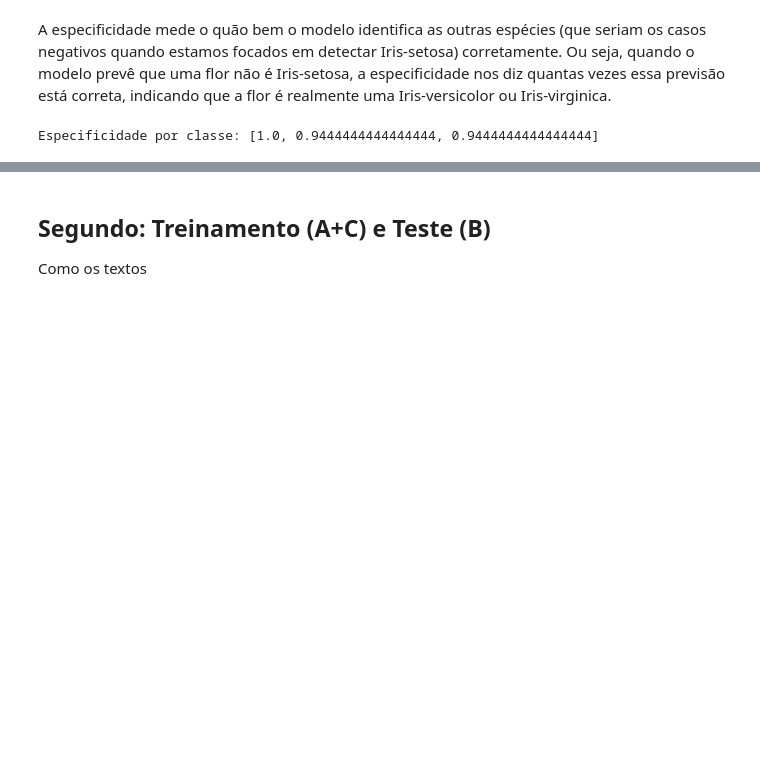
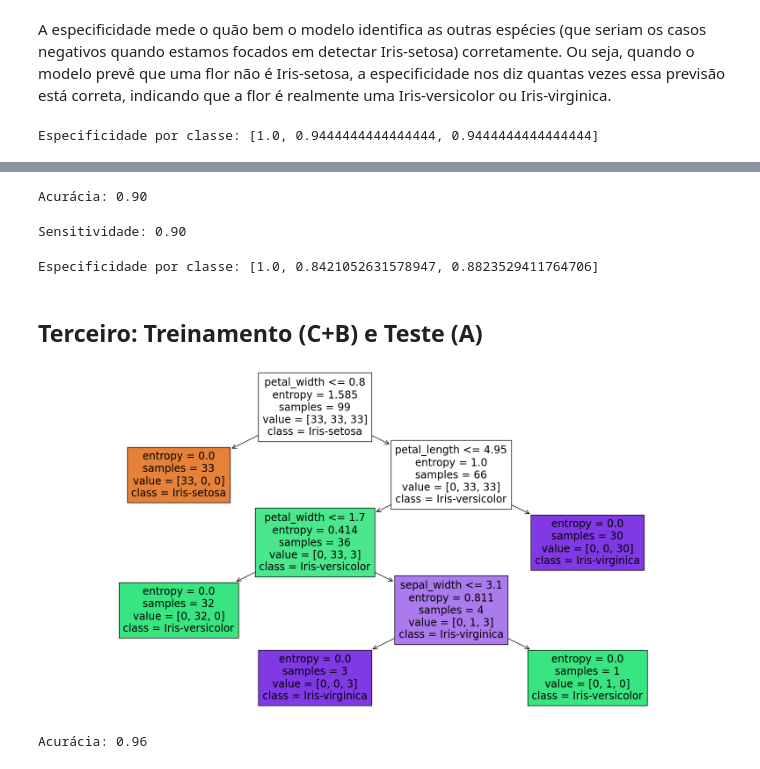
Before and after one commit to pedrohba1/IA-trabalho-2, a Jupyter notebook: decision_tree/index.ipynb, the cells around one changed output, grey strips where cells are left out. Saved outputs shown, nothing was run; the diff lists cells and outputs as text; code cells hidden in the pictures; blank space fills up the shorter version.

```diff
--- a/decision_tree/index.ipynb
+++ b/decision_tree/index.ipynb
@@ -139,0 +174,31 @@ metrics_df.loc[len(metrics_df)] = {
+# %%
+# Calculate the accuracy of the model
+accuracy = accuracy_score(y_test, y_pred)
+
+# Output the accuracy
+print(f"Acurácia: {accuracy:.2f}")
+# %% [output]
+Acurácia: 0.90
+# %%
+from sklearn.metrics import recall_score
+
+sensitivity = recall_score(y_test, y_pred, average='macro')
+
+print(f"Sensitividade: {sensitivity:.2f}")
+# %% [output]
+Sensitividade: 0.90
+# %%
+from sklearn.metrics import confusion_matrix
+
+cm = confusion_matrix(y_test, y_pred)
+
+specificity_per_class = []
+for i in range(len(cm)):
+    tn = cm[0, 0] + cm[1, 1] - cm[i, i]
+    fp = cm[i, :].sum() - cm[i, i]
+    specificity_i = tn / (tn + fp)
+    specificity_per_class.append(specificity_i)
+
+print(f"Especificidade por classe: {specificity_per_class}")
+# %% [output]
+Especificidade por classe: [1.0, 0.8421052631578947, 0.8823529411764706]
@@ -140,4 +214,40 @@ metrics_df.loc[len(metrics_df)] = {
 # %% [markdown]
-## Segundo: Treinamento (A+C) e Teste (B)
-
-Como os textos
+## Terceiro: Treinamento (C+B) e Teste (A)
+# %%
+from sklearn.tree import DecisionTreeClassifier
+from sklearn.metrics import accuracy_score
+
+# Concatenate datasets A and B to form the training set
+# the X_train contains
+X_train = pd.concat([C.iloc[:, :-1], B.iloc[:, :-1]], ignore_index=True)
+y_train = pd.concat([C.iloc[:, -1], B.iloc[:, -1]], ignore_index=True)
+
+# Use dataset C as the test set
+X_test = A.iloc[:, :-1]
+y_test = A.iloc[:, -1]
+
+
+# Create and fit the decision tree classifier
+clf = DecisionTreeClassifier(criterion='entropy')
+clf.fit(X_train, y_train)
+
+# Predict the labels for the test set
+y_pred = clf.predict(X_test)
+
+from sklearn.tree import plot_tree
+import matplotlib.pyplot as plt
+
+# Assuming clf is your trained DecisionTreeClassifier from above code
+plt.figure(figsize=(20,10))
+plot_tree(clf, filled=True, feature_names=X_train.columns, class_names=y_train.unique())
+plt.show()
+# %% [output]
+[figure, added]
+# %%
+# Calculate the accuracy of the model
+accuracy = accuracy_score(y_test, y_pred)
+
+# Output the accuracy
+print(f"Acurácia: {accuracy:.2f}")
+# %% [output]
+Acurácia: 0.96
```
Also changed, not shown: parts of 8 cells of this notebook.
